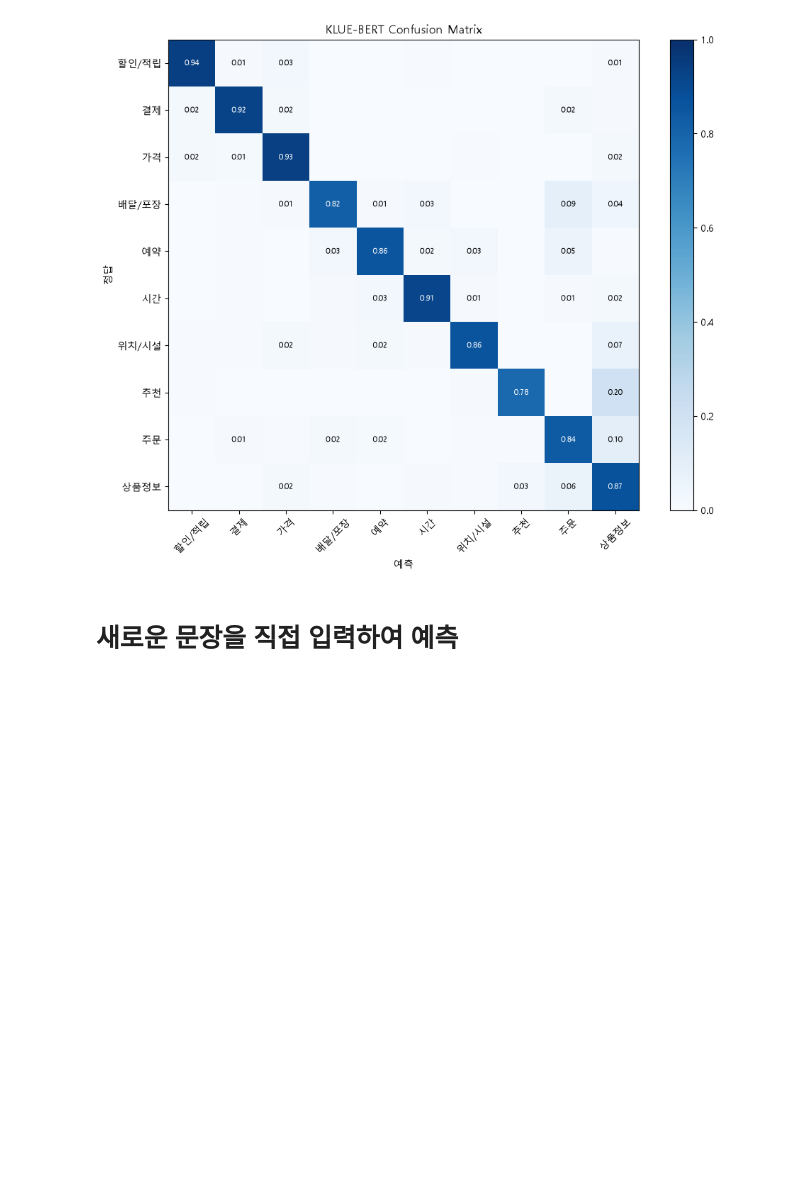
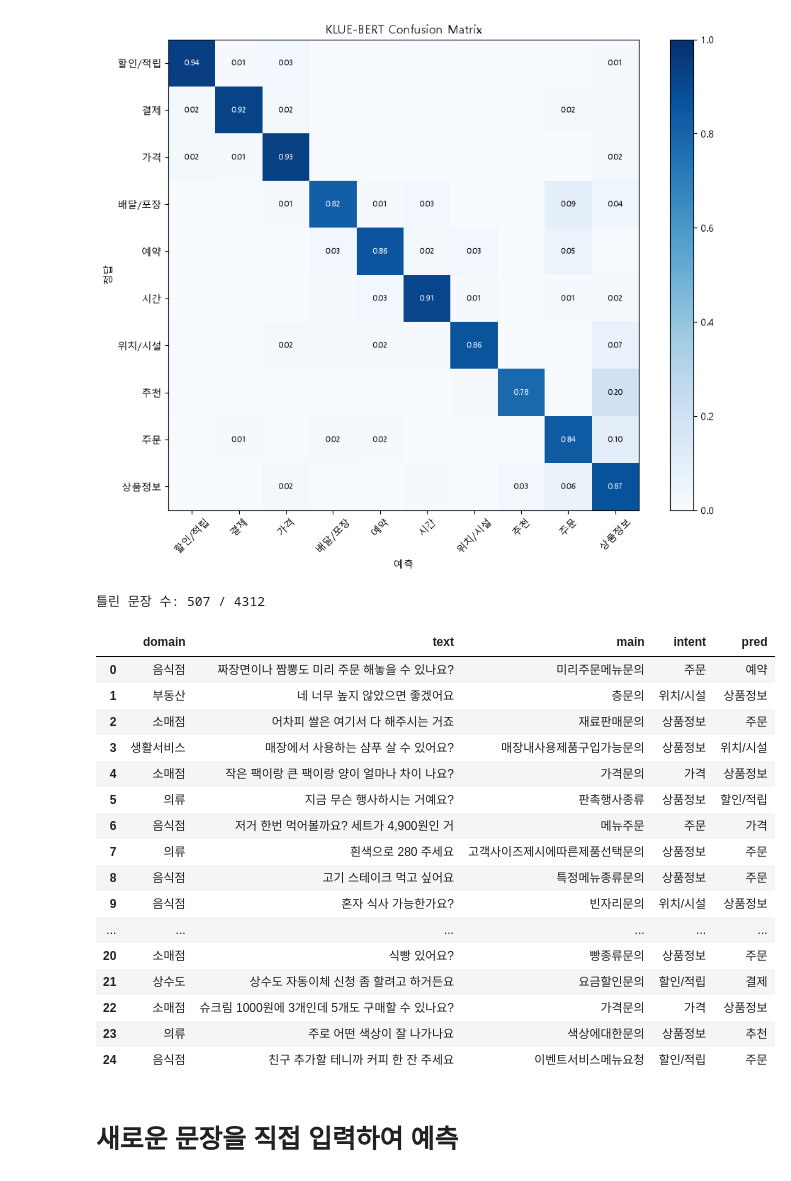
Before and after one commit to Park-HyeonKyu2/Transformer, a Jupyter notebook: transformer.ipynb, the cells around one changed output. Drawn from its saved outputs; the diff is of its cells as text; code cells hidden in the pictures; blank space fills up the shorter version.

```diff
--- a/transformer.ipynb
+++ b/transformer.ipynb
@@ -834,6 +834,33 @@ plt.tight_layout()
 plt.show()
 # %% [output]
 [figure]
+# %%
+test_result = test_df.copy()
+test_result["pred"] = [INTENTS[p] for p in bert_pred]
+test_result["correct"] = test_result["pred"] == test_result["intent"]
+
+wrong = test_result[~test_result["correct"]]
+print("틀린 문장 수:", len(wrong), "/", len(test_result))
+wrong[["domain", "text", "main", "intent", "pred"]].sample(25, random_state=SEED).reset_index(drop=True)
+# %% [output]
+틀린 문장 수: 507 / 4312
+|  | domain | text | main | intent | pred |
+| 0 | 음식점 | 짜장면이나 짬뽕도 미리 주문 해놓을 수 있나요? | 미리주문메뉴문의 | 주문 | 예약 |
+| 1 | 부동산 | 네 너무 높지 않았으면 좋겠어요 | 층문의 | 위치/시설 | 상품정보 |
+| 2 | 소매점 | 어차피 쌀은 여기서 다 해주시는 거죠 | 재료판매문의 | 상품정보 | 주문 |
+| 3 | 생활서비스 | 매장에서 사용하는 샴푸 살 수 있어요? | 매장내사용제품구입가능문의 | 상품정보 | 위치/시설 |
+| 4 | 소매점 | 작은 팩이랑 큰 팩이랑 양이 얼마나 차이 나요? | 가격문의 | 가격 | 상품정보 |
+| 5 | 의류 | 지금 무슨 행사하시는 거예요? | 판촉행사종류 | 상품정보 | 할인/적립 |
+| 6 | 음식점 | 저거 한번 먹어볼까요? 세트가 4,900원인 거 | 메뉴주문 | 주문 | 가격 |
+| 7 | 의류 | 흰색으로 280 주세요 | 고객사이즈제시에따른제품선택문의 | 상품정보 | 주문 |
+| 8 | 음식점 | 고기 스테이크 먹고 싶어요 | 특정메뉴종류문의 | 상품정보 | 주문 |
+| 9 | 음식점 | 혼자 식사 가능한가요? | 빈자리문의 | 위치/시설 | 상품정보 |
+| ... | ... | ... | ... | ... | ... |
+| 20 | 소매점 | 식빵 있어요? | 빵종류문의 | 상품정보 | 주문 |
+| 21 | 상수도 | 상수도 자동이체 신청 좀 할려고 하거든요 | 요금할인문의 | 할인/적립 | 결제 |
+| 22 | 소매점 | 슈크림 1000원에 3개인데 5개도 구매할 수 있나요? | 가격문의 | 가격 | 상품정보 |
+| 23 | 의류 | 주로 어떤 색상이 잘 나가나요 | 색상에대한문의 | 상품정보 | 추천 |
+| 24 | 음식점 | 친구 추가할 테니까 커피 한 잔 주세요 | 이벤트서비스메뉴요청 | 할인/적립 | 주문 |
 # %% [markdown]
 # **새로운 문장을 직접 입력하여 예측**
 # %%
```
Also changed, not shown: 1 other file.
